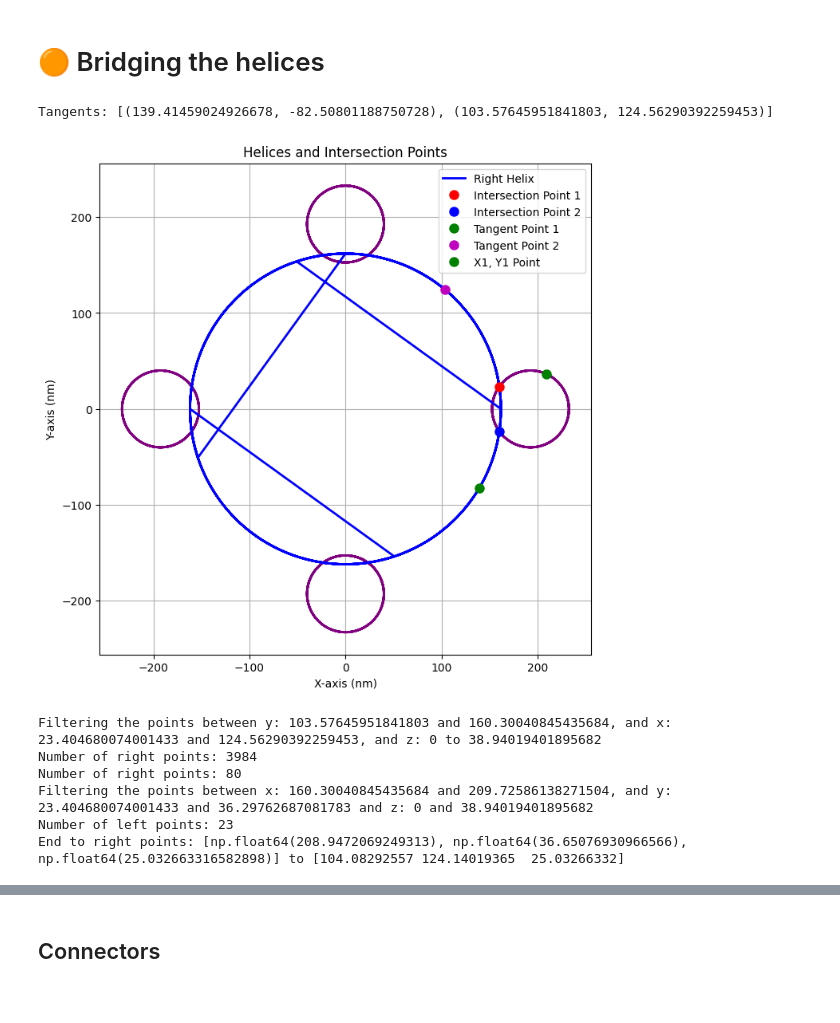
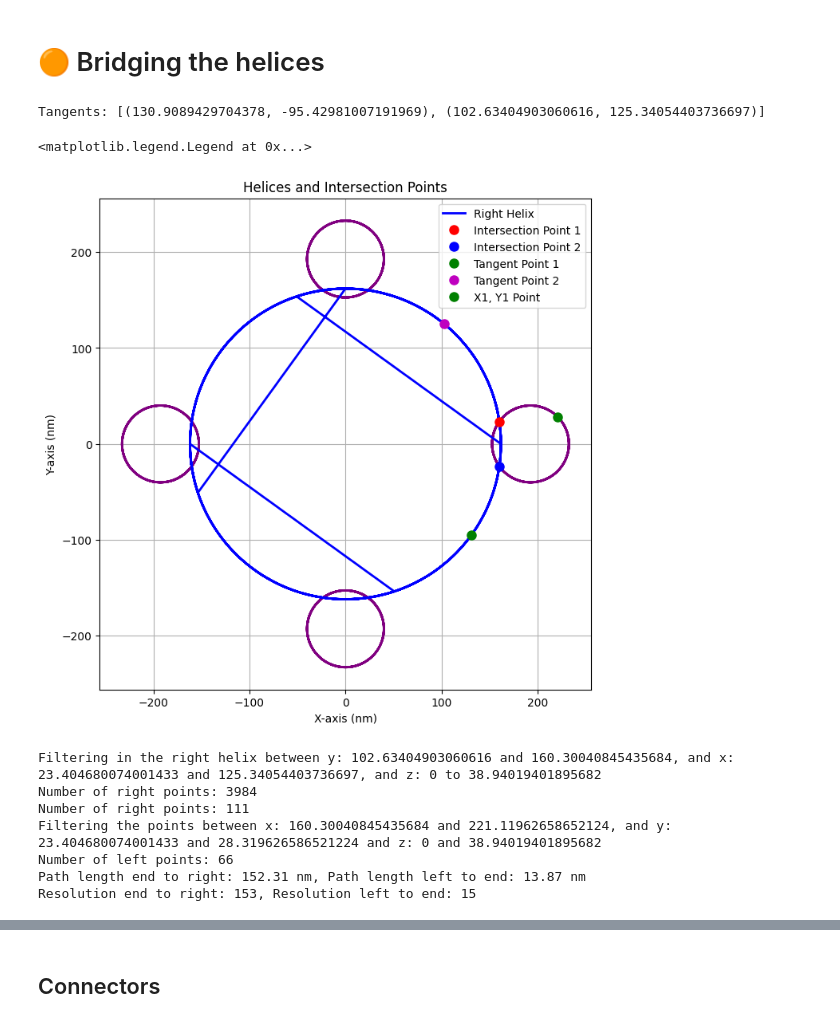
Before and after one commit to rubizarmiento/Chloroplast, a Jupyter notebook: remeshing.ipynb, the cells around one changed output, grey strips where cells are left out. Drawn from its saved outputs; the diff is of its cells as text; code cells hidden in the pictures.

Commit message:
Generated whole model at 1nm2. Missing cutting plane center

```diff
--- a/remeshing.ipynb
+++ b/remeshing.ipynb
@@ -3870,0 +3862,18 @@ Pitch positions: [-157.5         -82.55980598   -7.61961196   67.32058206  142.2
+# %%
+#---USER DEFINED VARIABLES---###
+plane_size = 300
+target_resolution = 1  # Target resolution for the mesh (nm^2)
+plane_resolution = int(round(plane_size / target_resolution))
+# Explanation: For a plane of size 100 nm and 1 nm2 resolution, all the planes will be divided by 100 facees.
+# This will create sides with more faces than the horizontal big planes, which is not a problem because they are not part of the model.
+
+#---USER DEFINED VARIABLES---###
+
+pitch_positions = []
+start = -total_height_helix/2
+end = total_height_helix/2
+pitch_positions = np.arange(start, end, pitch_left)
+print(f"Pitch positions: {pitch_positions}")
+print(f"Plane resolution: {plane_resolution}")
+print(f"Plane size: {plane_size}")
+print(f"Plane resolution: {target_resolution} nm^2")
@@ -3871,5 +3885,7 @@ Pitch positions: [-157.5         -82.55980598   -7.61961196   67.32058206  142.2
 # %%
-box = pv.Box(bounds=[-plane_size, plane_size, -plane_size, plane_size, -height_granum/2, height_granum/2],level=250)
+box = pv.Box(bounds=[-plane_size, plane_size, -plane_size, plane_size, -height_granum/2, height_granum/2],level=plane_resolution)
+
+
 box.points[:, 2] += pitch_left/2 + pitch_positions[0] # Move the plane to the correct z position
 combined_pitch_boxes = box.copy()
 
@@ -3894,9 +3910,8 @@ print(f"Pitch closest to zero: {pitch_closest_to_zero} at index {index_closest_t
 # Create a box for the pitch closest to zero
 center_box = box.copy()
 # Move the box to the correct z position
-center_box.points[:, 2] += pitch_left*middle_pitch_index  # Move the plane to the correct z position
-
-avg_area, std_area = mesh_resolution(center_box)
+center_middle_pitch = pitch_left * middle_pitch_index
+center_box.points[:, 2] += center_middle_pitch  # Move the plane to the correct z position
 # %% [output]
 Middle pitch index: 2, Pitch value: -7.619611962086367
 Pitch closest to zero: -7.619611962086367 at index 2
@@ -3928,6 +3940,8 @@ Widget(value='<iframe src="http://localhost:58871/index.html?ui=P_0x69e253c10_14
 # %% [markdown]
 # 🟠 Bridging the helices
 # %%
+tangent_angle = 45  # Angle left handed helix to draw the tangents (degrees)
+
 intersections = find_cicles_intersection(
     r1=total_radius_left_helix,
     r2=total_radius_right_helix,
@@ -3935,7 +3949,7 @@ intersections = find_cicles_intersection(
     c2=(0, 0)
 )
 
-x1, y1 = get_x_y_coordinantes_circle_angle(total_radius_left_helix, c1=(d_granum_helix, 0), angle=65)
+x1, y1 = get_x_y_coordinantes_circle_angle(total_radius_left_helix, c1=(d_granum_helix, 0), angle=tangent_angle)
 
 tangents = tangent_points_from_circle_point(
     c1=(d_granum_helix, 0),
@@ -3950,46 +3964,47 @@ print("Tangents:", tangents)
 fig, ax = plt.subplots(figsize=(8, 8))
 # Plot the left-handed helix
 for i in range(len(array_left_outer_helices)):
     helix = array_left_outer_helices[i].points
     ax.plot(helix[:, 0], helix[:, 1], color='purple', linewidth=2, label='Left Helix' if helix is array_left_outer_helices[0] else "")
 
 # Plot the right-handed helix
 ax.plot(combined_right_outer_helices.points[:, 0], combined_right_outer_helices.points[:, 1], color='blue', linewidth=2, label='Right Helix')
 # Plot the intersection points
 ax.plot(intersections[0][0], intersections[0][1], 'ro', markersize=8, label='Intersection Point 1')
 ax.plot(intersections[1][0], intersections[1][1], 'bo', markersize=8, label='Intersection Point 2')
 
 # Plot the second tangent points
 ax.plot(tangents[0][0], tangents[0][1], 'go', markersize=8, label='Tangent Point 1')
 ax.plot(tangents[1][0], tangents[1][1], 'mo', markersize=8, label='Tangent Point 2')
 
 # Plot the x1, y1 point
 ax.plot(x1, y1, 'go', markersize=8, label='X1, Y1 Point')
 # Set equal aspect ratio
 ax.set_aspect('equal', adjustable='box')
 # Set labels and title
 ax.set_xlabel('X-axis (nm)')
 ax.set_ylabel('Y-axis (nm)')
 ax.set_title('Helices and Intersection Points')
 # Add grid
 ax.grid(True)
 # Add legend
 ax.legend()
 # Show the plot
-plt.show()
+#plt.show()
 # %% [output]
-Tangents: [(139.41459024926678, -82.50801188750728), (103.57645951841803, 124.56290392259453)]
+Tangents: [(130.9089429704378, -95.42981007191969), (102.63404903060616, 125.34054403736697)]
+<matplotlib.legend.Legend at 0x...>
-[figure, old version]
+[figure, new version]
 # %%
 #right points are higer than intersection 1 y and lower than tangent 2 y and within intersection 1 x and tangent 2 x
 right_points = []
-print(f"Filtering the points between y: {tangents[1][0]} and {intersections[0][0]}, and x: {intersections[0][1]} and {tangents[1][1]}, and z: 0 to {pitch_left-height_granum*2}")
+print(f"Filtering in the right helix between y: {tangents[1][0]} and {intersections[0][0]}, and x: {intersections[0][1]} and {tangents[1][1]}, and z: 0 to {pitch_left-height_granum*2}")
 print(f"Number of right points: {len(combined_right_outer_helices.points)}")
 
 for point in combined_right_outer_helices.points:
     if (point[1] > intersections[0][1] and point[1] < tangents[1][1] and
         point[0] > tangents[1][0] and point[0] < intersections[0][0] and
-        point[2] >= 0 and point[2] <= pitch_left/2):
+        point[2] >= -pitch_left/2 and point[2] <= pitch_left/2 ):
         right_points.append(point)
 print(f"Number of right points: {len(right_points)}")
 
@@ -4003,7 +4018,7 @@ print(f"Filtering the points between x: {intersections[0][0]} and {x1}, and y: {
 for point in array_left_outer_helices[1].points:
     if (point[1] >= intersections[0][1] and point[1] and
         point[0] >= intersections[0][0] and point[0] <= x1 and
-        point[2] >= 0 and point[2] <= pitch_left/2):
+        point[2] >= -pitch_left/2 and point[2] <= pitch_left/2):
         left_points.append(point)
 print(f"Number of left points: {len(left_points)}")
 
@@ -4017,17 +4032,23 @@ lowest_z_r = min(right_points, key=lambda point: point[2])
 highest_z_l = max(left_points, key=lambda point: point[2])
 dz = highest_z_r[2] - highest_z_l[2]
 end_point= [ highest_z_l[0], highest_z_l[1], highest_z_l[2]+dz]
-end_to_right = line_between_points(end_point, highest_z_r, n_segments=100)
-left_to_end = line_between_points(highest_z_l, end_point, n_segments=100)
 
-print(f"End to right points: {end_point} to {highest_z_r}")
+d_end_to_right = np.linalg.norm(np.array(end_point) - np.array(highest_z_r))
+d_left_to_end = np.linalg.norm(np.array(end_point) - np.array(highest_z_l))
+resolution_end_to_right = int(round(d_end_to_right / target_resolution)) + 1
+resolution_left_to_end = int(round(d_left_to_end / target_resolution)) + 1
+print(f"Path length end to right: {d_end_to_right:.2f} nm, Path length left to end: {d_left_to_end:.2f} nm")
+print(f"Resolution end to right: {resolution_end_to_right}, Resolution left to end: {resolution_left_to_end}")
+end_to_right = line_between_points(end_point, highest_z_r, n_segments=resolution_end_to_right)
+left_to_end = line_between_points(highest_z_l, end_point, n_segments=resolution_left_to_end)
 # %% [output]
-Filtering the points between y: 103.57645951841803 and 160.30040845435684, and x: 23.404680074001433 and 124.56290392259453, and z: 0 to 38.94019401895682
+Filtering in the right helix between y: 102.63404903060616 and 160.30040845435684, and x: 23.404680074001433 and 125.34054403736697, and z: 0 to 38.94019401895682
 Number of right points: 3984
-Number of right points: 80
-Filtering the points between x: 160.30040845435684 and 209.72586138271504, and y: 23.404680074001433 and 36.29762687081783 and z: 0 and 38.94019401895682
-Number of left points: 23
-End to right points: [np.float64(208.9472069249313), np.float64(36.65076930966566), np.float64(25.032663316582898)] to [104.08292557 124.14019365  25.03266332]
+Number of right points: 111
+Filtering the points between x: 160.30040845435684 and 221.11962658652124, and y: 23.404680074001433 and 28.319626586521224 and z: 0 and 38.94019401895682
+Number of left points: 66
+Path length end to right: 152.31 nm, Path length left to end: 13.87 nm
+Resolution end to right: 153, Resolution left to end: 15
 # %%
 # Plot right and left points
 plot = pv.Plotter(window_size=[1600, 600])
```
Also changed, not shown: parts of 46 cells of this notebook.
